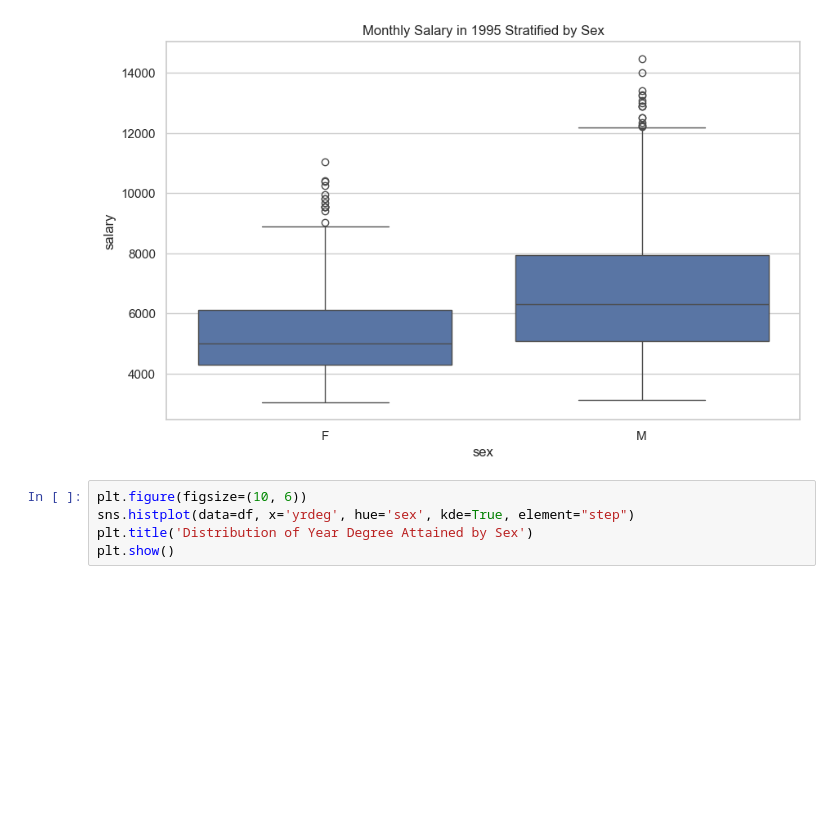
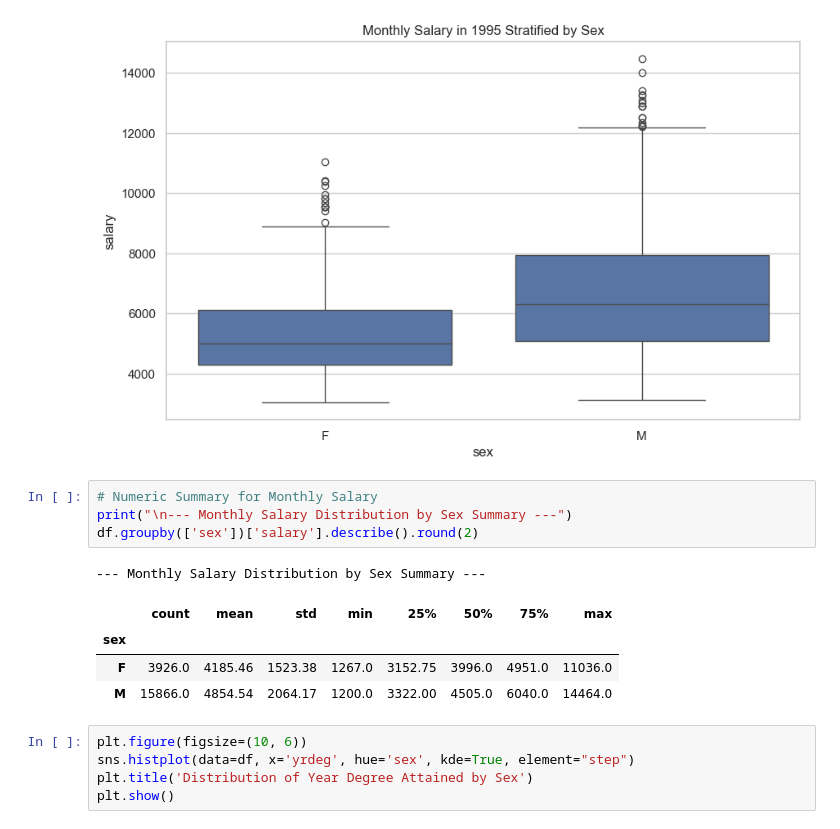
Before and after one commit to Jaiycex/Data557_Project_StoryTeam, a Jupyter notebook: Milestone 2.ipynb, the cells around one changed output. Drawn from its saved outputs; the diff is of its cells as text; blank space fills up the shorter version.

```diff
--- a/Milestone 2.ipynb
+++ b/Milestone 2.ipynb
@@ -109,6 +145,16 @@ plt.title('Monthly Salary in 1995 Stratified by Sex')
 plt.show()
 # %% [output]
 [figure]
+# %%
+# Numeric Summary for Monthly Salary
+print("\n--- Monthly Salary Distribution by Sex Summary ---")
+df.groupby(['sex'])['salary'].describe().round(2)
+# %% [output]
+--- Monthly Salary Distribution by Sex Summary ---
+|  | count | mean | std | min | 25% | 50% | 75% | max |
+| sex |  |  |  |  |  |  |  |  |
+| F | 3926.0 | 4185.46 | 1523.38 | 1267.0 | 3152.75 | 3996.0 | 4951.0 | 11036.0 |
+| M | 15866.0 | 4854.54 | 2064.17 | 1200.0 | 3322.00 | 4505.0 | 6040.0 | 14464.0 |
 # %%
 plt.figure(figsize=(10, 6))
 sns.histplot(data=df, x='yrdeg', hue='sex', kde=True, element="step")
```
Also changed, not shown: parts of 7 cells of this notebook.
